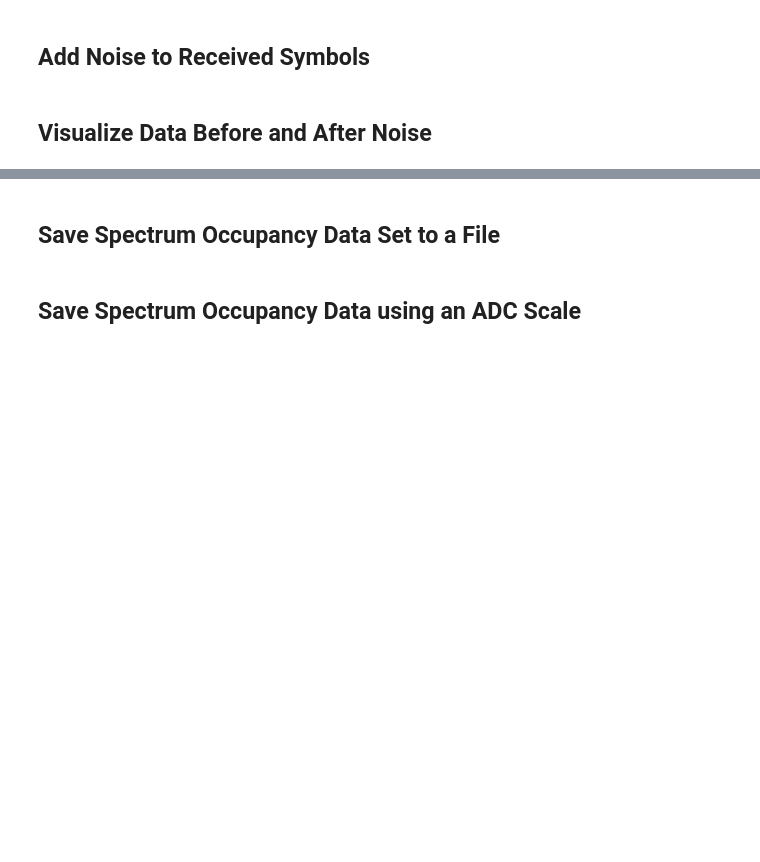
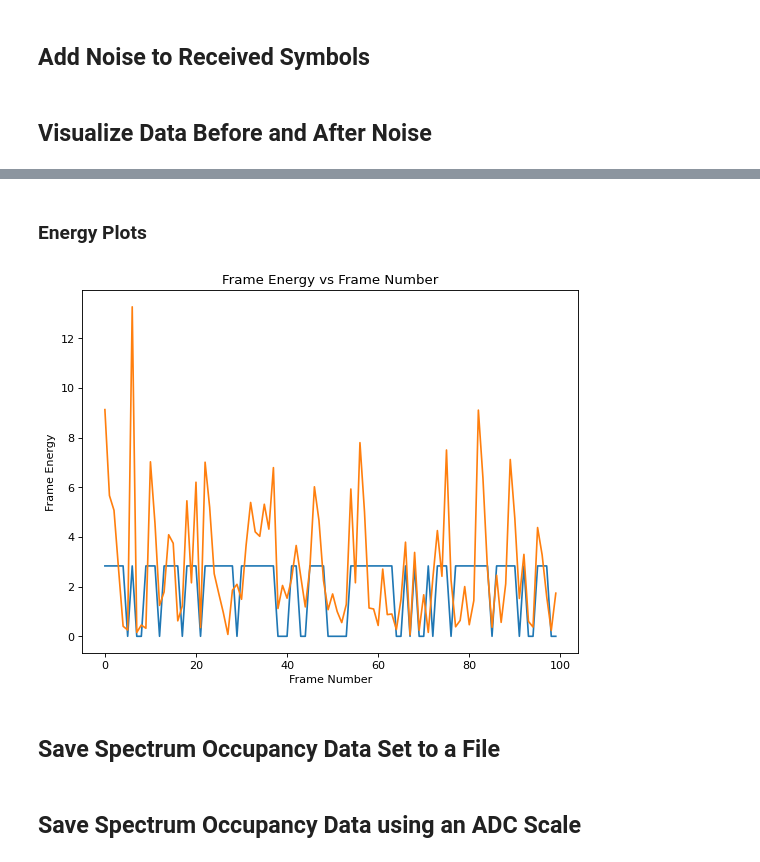
Before and after one commit to oshears/bladerf_dfr_accelerator, a Jupyter notebook: python/spectrum_sensing_data.ipynb, the cells around one changed output, grey strips where cells are left out. Saved outputs shown, nothing was run; the diff lists cells and outputs as text; code cells hidden in the pictures; blank space fills up the shorter version.

```diff
--- a/python/spectrum_sensing_data.ipynb
+++ b/python/spectrum_sensing_data.ipynb
@@ -133,3 +175,22 @@ for i in range(nframes):
+# %% [markdown]
+### Energy Plots
+# %%
+energy_before = np.sqrt(np.square(np.real(received[:,0])) + np.square(np.real(received[:,0])))
+energy_after = np.sqrt(np.square(np.real(receivedSignal[:,0])) + np.square(np.real(receivedSignal[:,0])))
+
+SAMPLES = 100
+
+plt.figure(figsize=(8, 6), dpi=80)
+
+plt.plot(energy_before[:SAMPLES] * np.mean(energy_after[:SAMPLES]))
+plt.plot(energy_after[:SAMPLES])
+
+plt.xlabel("Frame Number")
+plt.ylabel("Frame Energy")
+plt.title("Frame Energy vs Frame Number")
+plt.show()
+# %% [output]
+[figure, added]
 # %% [markdown]
 ## Save Spectrum Occupancy Data Set to a File
 # %%
```
Also changed, not shown: parts of 3 cells of this notebook.
